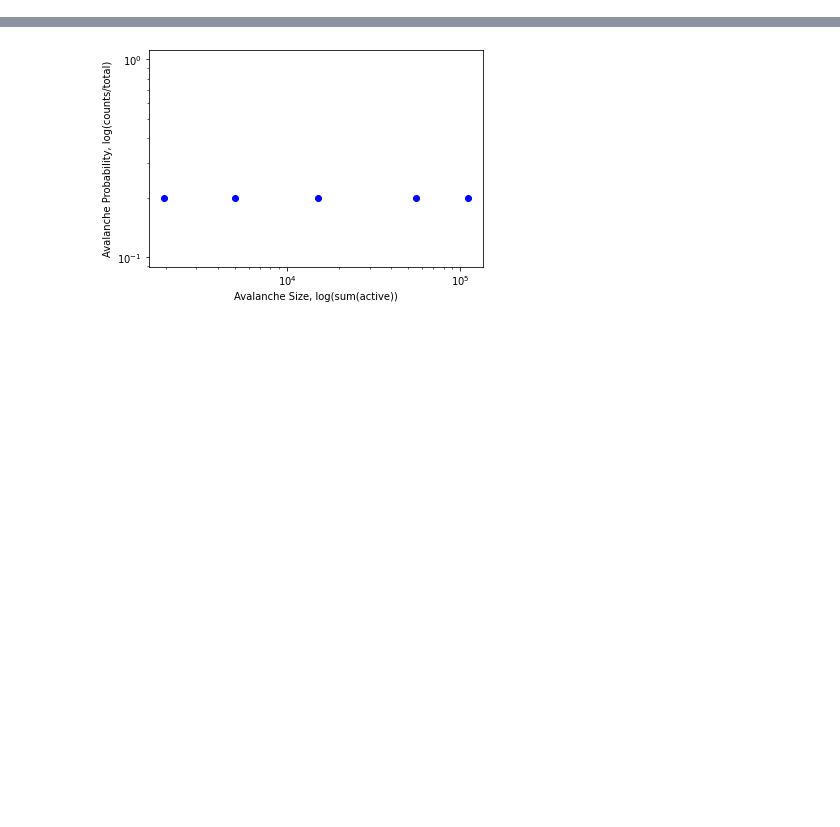
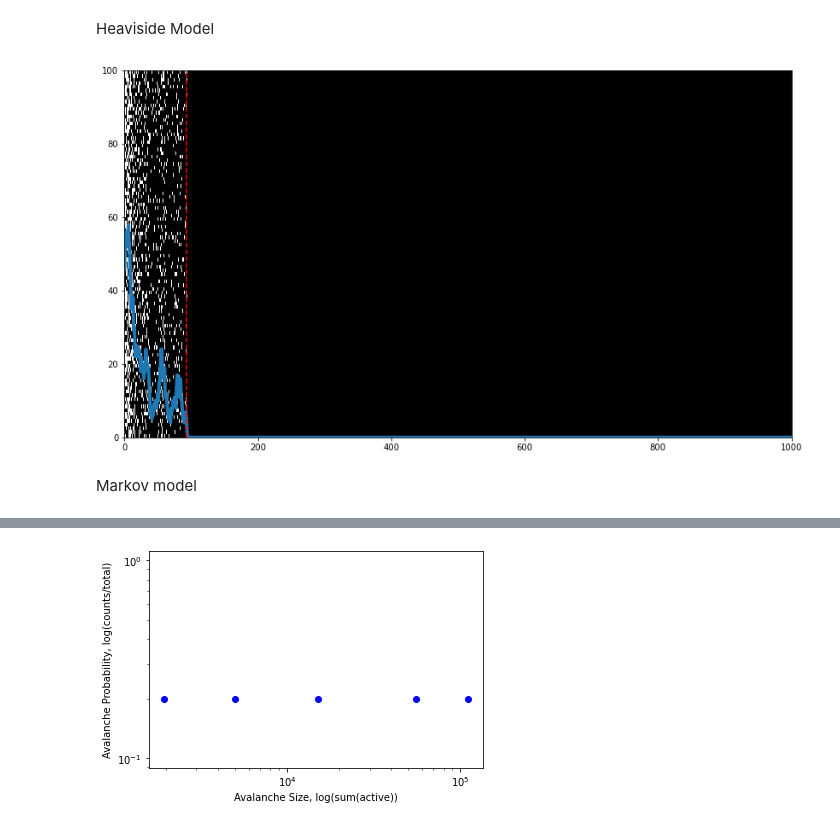
Before and after one commit to burnhamdr/NNCriticality, a Jupyter notebook: BinarySwitchingNetwork.ipynb, the cells around one changed output, grey strips where cells are left out. Drawn from its saved outputs; the diff is of its cells as text; code cells hidden in the pictures; blank space fills up the shorter version.

Commit message:
Ava detection fix, new heaviside

```diff
--- a/BinarySwitchingNetwork.ipynb
+++ b/BinarySwitchingNetwork.ipynb
@@ -266,0 +221,2 @@ TypeError: 'numpy.bool_' object is not iterable
+# %% [markdown]
+Heaviside Model
@@ -266,0 +338,74 @@ TypeError: 'numpy.bool_' object is not iterable
+# %%
+#Model parameters
+Ndim = 100#number of nodes
+c=10#number of connections per node
+alpha=1.0#threshold noise scale
+scale=1.0#synaptic weight strength normalization
+
+#initialize model
+model = HeavisideRNN(Ndim, c, scale, alpha, diag=False)
+
+
+tmax = 1000#number of time steps
+t = 0
+Ss = [torch.clone(model.S)]
+for t in range(tmax):
+    b = torch.zeros(size=(Ndim, 1))#no noisey bias
+    model.forward(b)
+    Ss.append(torch.clone(model.S))
+
+Ss = torch.stack(Ss)
+# %%
+#plot raster
+import seaborn as sns
+import matplotlib.pyplot as plt
+Ss_plot = Ss.squeeze().T[:,:1000]
+
+
+states = Ss_plot.numpy()
+import matplotlib as mpl
+def moving_average(a, n=3):
+    a_padded = np.pad(a, (n//2, n-1-n//2), mode='edge')
+    return np.convolve(a_padded, np.ones((n,))/n, mode='valid')
+
+no_act, avas = findQuiesence(states, q_thresh=2, delta=10)
+durs = []
+for ava in avas:#for each avalanch period
+    if len(ava)>1:
+        durs.append(ava[1]-ava[0])
+    else:
+        durs.append(1)
+thresh=0
+counts = []
+for ava in avas:#for each avalanch period
+    if len(ava)>1:
+        tot_act = (Ss_plot[:,ava[0]:ava[1]] > thresh).sum()
+        counts.append(tot_act)
+    else:
+        counts.append((Ss_plot[:,ava[0]]> thresh).sum())
+
+
+# ax = sns.heatmap(Hs_plot[:,:1000])
+
+# ax.plot(moving_average(np.mean(Hs_plot, axis=0), n=200)[:1000])
+# plt.show()
+
+fig, ax = plt.subplots(figsize=(14,20))
+
+# define the colors
+cmap = mpl.colors.ListedColormap(['k', 'w'])
+
+# create a normalize object the describes the limits of
+# each color
+bounds = [0., 0.5, 1.]
+norm = mpl.colors.BoundaryNorm(bounds, cmap.N)
+
+# plot it
+ax.imshow(states, interpolation='none', cmap=cmap, norm=norm, extent=[0,states.shape[1],0,states.shape[0]], aspect=5.5)
+ax.plot(np.sum(states, axis=0),lw=4)
+for e in avas:
+    ax.axvline(e[0], c='g', ls='--')
+    ax.axvline(e[1], c='r', ls='--')
+plt.show()
+# %% [output]
+[figure, added]
@@ -267,3 +458,5 @@ TypeError: 'numpy.bool_' object is not iterable
+# %% [markdown]
+Markov model
 # %%
 #build markov model
 import torch
```
Also changed, not shown: parts of 14 cells of this notebook.
